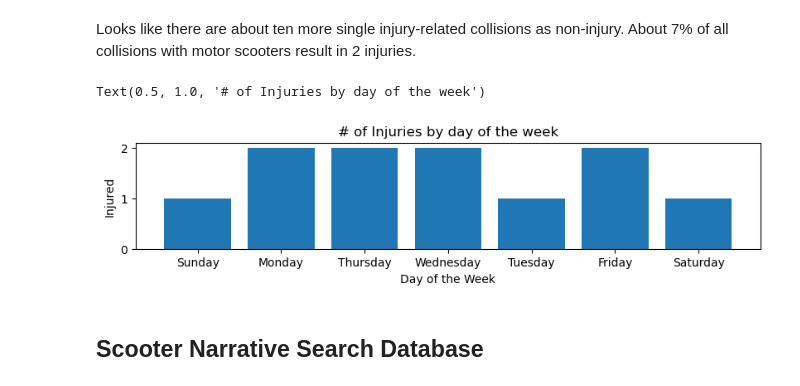
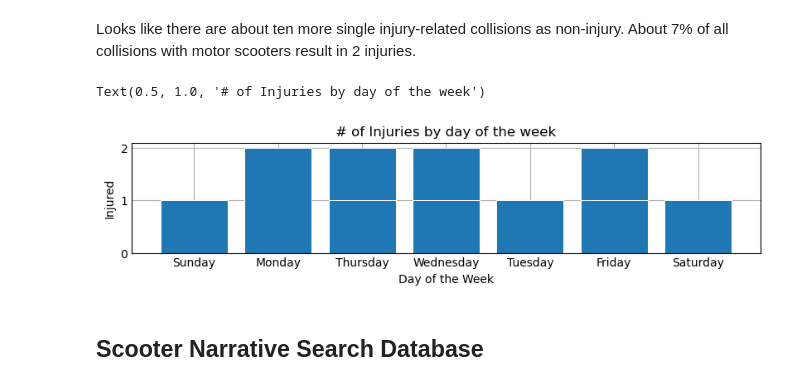
Before and after one commit to RealCaddish/LexingtonE-Scooter-Injury-Map, a Jupyter notebook: python/Fayette County E-Scooters Data.ipynb, the cells around one changed output. Cells and saved outputs as stored; diff of their text form; code cells hidden in the pictures.

Commit message:
Copying Python code to Jupyter
Copying Python to jupyter notebook including comments, fixed axis for field values of datasets, initial data exploration.

```diff
--- a/python/Fayette County E-Scooters Data.ipynb
+++ b/python/Fayette County E-Scooters Data.ipynb
@@ -159,14 +159,16 @@ Name: Injured, dtype: int64
 # %% [markdown]
 Looks like there are about ten more single injury-related collisions as non-injury. About 7% of all collisions with motor scooters result in 2 injuries.
 # %%
+plt.style.use('_mpl-gallery')
+
 fig, ax = plt.subplots(figsize=(8, 2), layout='constrained')
-ax.bar('DoW', 'Injured', data=all_scooter, edgecolor='white')
+ax.bar('DoW', 'Injured', data=all_scooter, edgecolor='white', linewidth=0.7)
 ax.set_xlabel('Day of the Week')
 ax.set_ylabel('Injured' )
 ax.set_title('# of Injuries by day of the week')
 # %% [output]
 Text(0.5, 1.0, '# of Injuries by day of the week')
-[figure, old version]
+[figure, new version]
 # %% [markdown]
 ## Scooter Narrative Search Database
 # %%
```
Also changed, not shown: 7 other files.
